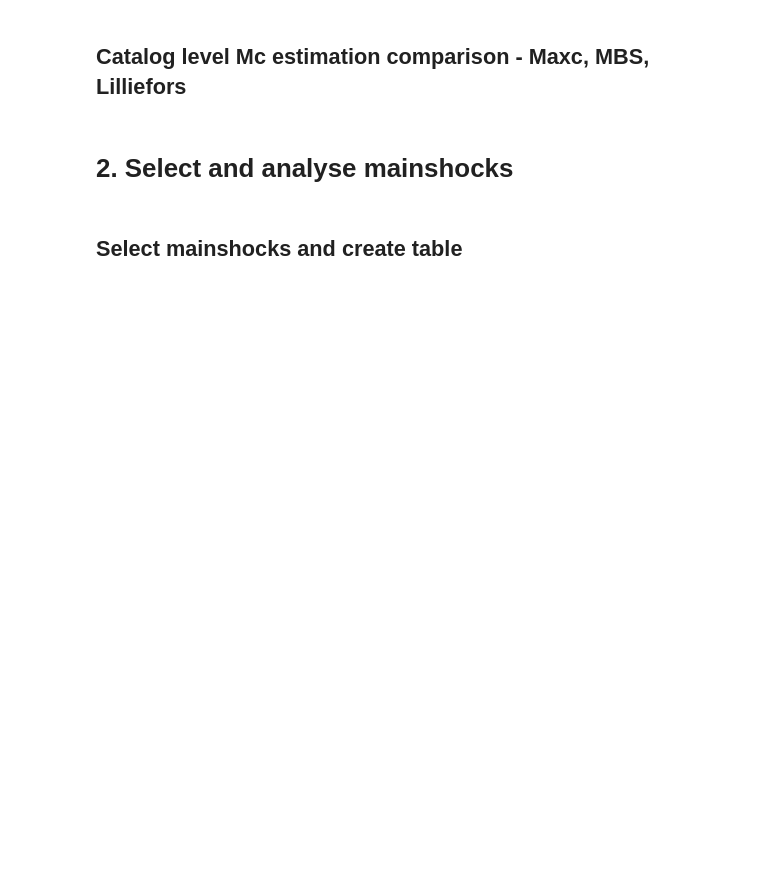
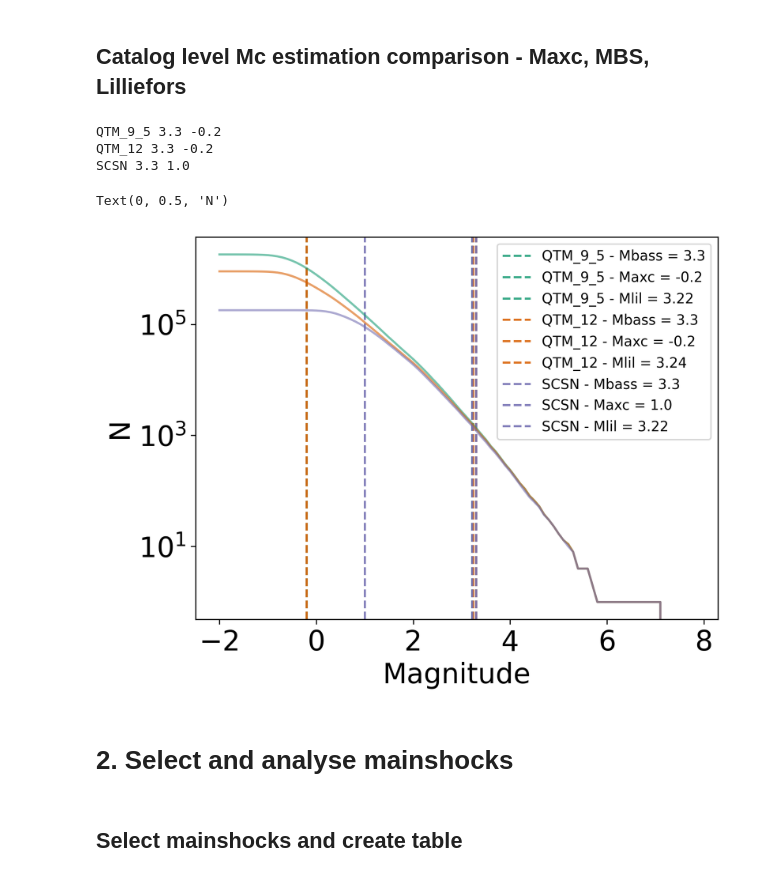
Before and after one commit to RussellAzadKhan/foreshock_rate_estimates, a Jupyter notebook: workflow.ipynb, the cells around one changed output. Saved outputs shown, nothing was run; the diff lists cells and outputs as text; code cells hidden in the pictures; blank space fills up the shorter version.

```diff
--- a/workflow.ipynb
+++ b/workflow.ipynb
@@ -268,19 +162,0 @@ https://scedc.caltech.edu/data/alt-2011-dd-hauksson-yang-shearer.html
-# %%
-# columns = ['YEAR', 'MONTH', 'DAY', 'HOUR', 'MIN', 'SEC', 'ID', 'LAT', 'LON', 'DEPTH', 'MAGNITUDE',
-#             'N_PHASES', 'AZIMUTHAL_GAP', 'NEAREST_STATION', 'H_ERROR', 'V_ERROR', 'RMS_RESIDUAL',
-#             'LOCAL_EVENT', 'MAG_TYPE', 'SOLUTION', 'BOX']
-columns = ['YEAR', 'MONTH', 'DAY', 'HOUR', 'MINUTE', 'SECOND', 'ID', 'latR', 'lonR', 'depR', 'MAGNITUDE',
-           'qID', 'cID', 'nbranch', 'qnpair', 'qndiffP', 'qndiffS', 'rmsP', 'rmsS', 'eh', 'ez', 'et', 'latC', 'lonC', 'depC',
-           'LOCAL_EVENT', 'MAG_TYPE', 'SOLUTION', 'BOX']
-# HYS = pd.read_csv(f"../catalogues/HYS/sc_1981_2022q1_1d_3d_gc_soda.gc.txt", delim_whitespace=True, header=None, on_bad_lines='skip')
-HYS = pd.read_csv(f"../../catalogues/HYS/sc_1981_2019_1d_3d_gc_soda_noqb_v0.gc.txt", delim_whitespace=True, header=None, on_bad_lines='skip')
-HYS.columns = columns
-catalogue = HYS.copy()
-catalogue['DATETIME'] = pd.to_datetime(catalogue[['DAY', 'MONTH', 'YEAR', 'HOUR', 'MINUTE', 'SECOND']],
-                                       format = '%d-%m-%Y %H:%M:%S')
-catalogue.drop(['YEAR', 'MONTH', 'DAY', 'HOUR', 'MINUTE', 'SECOND', 'qID', 'cID', 'nbranch', 'qnpair', 'qndiffP', 'qndiffS', 'rmsP', 'rmsS', 'eh', 'ez', 'et', 'latC', 'lonC', 'depC',
-           'LOCAL_EVENT', 'MAG_TYPE', 'SOLUTION', 'BOX'], axis=1, inplace=True)
-catalogue = catalogue[['ID', 'MAGNITUDE', 'DATETIME', 'lonR', 'latR', 'depR']]
-catalogue.columns = ['ID', 'MAGNITUDE', 'DATETIME', 'LON', 'LAT', 'DEPTH']
-catalogue.to_csv(f"../../catalogues/reformatted/HYS_reformat.csv", index=False)
-catalogue
@@ -405,7 +300,7 @@ end_date = dt.datetime(2018, 1, 1)
 catalogue_dict = {}
 for name in catalogue_names:
 
-    catalogue_file = pd.read_csv(f"../../catalogues/reformatted/{name}_reformat.csv")
+    catalogue_file = pd.read_csv(f"../../local_workspace/catalogues/reformatted/{name}_reformat.csv")
     utils.string_to_datetime_df(catalogue_file)
     catalogue_file = catalogue_file.loc[(catalogue_file['DATETIME'] >= start_date) &\
                                         (catalogue_file['DATETIME'] < end_date)].copy()
@@ -427,10 +322,10 @@ catalogue_table = []
 for name, data in catalogue_dict.items():
     print(name)
     data['DATETIME'] = utils.string_to_datetime(data['DATETIME'])
-    Mc_maxc = round(statseis.Mc_by_maximum_curvature(data['MAGNITUDE'], correction=0.2), 2)
-    Mc_mbs = round(statseis.statseis.get_mbs(np.array(data['MAGNITUDE']), mbin=0.1)[0], 2)
-    b_value_maxc = round(statseis.b_val_max_likelihood(np.array(data['MAGNITUDE']), mc=Mc_maxc),2)
-    b_value_mbs = round(statseis.b_val_max_likelihood(np.array(data['MAGNITUDE']), mc=Mc_mbs),2)
+    Mc_maxc = round(mc.Mc_by_maximum_curvature(data['MAGNITUDE'], correction=0.2), 2)
+    Mc_mbs = round(mc.get_mbs(np.array(data['MAGNITUDE']), mbin=0.1)[0], 2)
+    b_value_maxc = round(mc.b_val_max_likelihood(np.array(data['MAGNITUDE']), mc=Mc_maxc)[1],2)
+    b_value_mbs = round(mc.b_val_max_likelihood(np.array(data['MAGNITUDE']), mc=Mc_mbs)[1],2)
     N = len(data)
     N_candidate_mainshocks = len(data.loc[(data['MAGNITUDE']>=4) & (data['DATETIME']>=dt.datetime(2009,1,1))])
     start_date = min(data['DATETIME'])
@@ -551,38 +477,44 @@ fig = plt.figure()
 ax3 = fig.add_subplot(111)
 i=0
 for key, catalogue in catalogue_dict.items():
-    Mbass = statseis.get_mbs(catalogue['MAGNITUDE'], mbin=0.1)[0]
-    Maxc =  statseis.get_maxc(catalogue['MAGNITUDE'], mbin=0.1)
+    Mbass = mc.get_mbs(catalogue['MAGNITUDE'], mbin=0.1)[0]
+    Maxc =  mc.get_maxc(catalogue['MAGNITUDE'], mbin=0.1)
     Mlil = catalog_Mlils[i]
     # MLil = lill.estimate_Mc_expon_test()
 
     Mc_dict = {'Mbass':Mbass,
                'Maxc': Maxc,
                'Mlil':Mlil
                }
     print(key, Mbass, Maxc)
 
     a = np.log10(len(catalogue))
     bins = np.array(range(math.floor(catalogue['MAGNITUDE'].min())*10, math.ceil(catalogue['MAGNITUDE'].max())*10,1))/10
     values, base = np.histogram(catalogue['MAGNITUDE'], bins=bins)
     cumulative = np.cumsum(values)
     # mark = utils.find_nearest(base, Mbass['Mc'])
     # mark_index = np.where(base == mark)
 
     ax3.plot(base[:-1], len(catalogue)-cumulative, color=plot_colors[i], linewidth=1.5, alpha=0.6)
 
     for method, Mc in Mc_dict.items():
         ax3.axvline(Mc, linewidth=1.5, color=plot_colors[i], alpha=0.9, linestyle='--',zorder=0, label=f'{key} - {method} = {Mc}')
 
         # ax3.scatter(Mbass, len(catalogue)-cumulative[mark_index], color=plot_colors[i], label=fr"Mbass: {Mbass}",
         #             marker="D", zorder=5, s=size_dict['legend_markersize']*scale*scale)
     i+=1
 ax3.set_yscale("log")
 ax3.legend()
 ax3.set_xlabel('Magnitude')
 ax3.set_ylabel('N')
 
 # plt.savefig('../outputs/rough/catalog_Mc_comp.png')
+# %% [output]
+QTM_9_5 3.3 -0.2
+QTM_12 3.3 -0.2
+SCSN 3.3 1.0
+Text(0, 0.5, 'N')
+[figure, added]
 # %% [markdown]
 # 2. Select and analyse mainshocks
 # %% [markdown]
```
Also changed, not shown: parts of 213 cells of this notebook.
